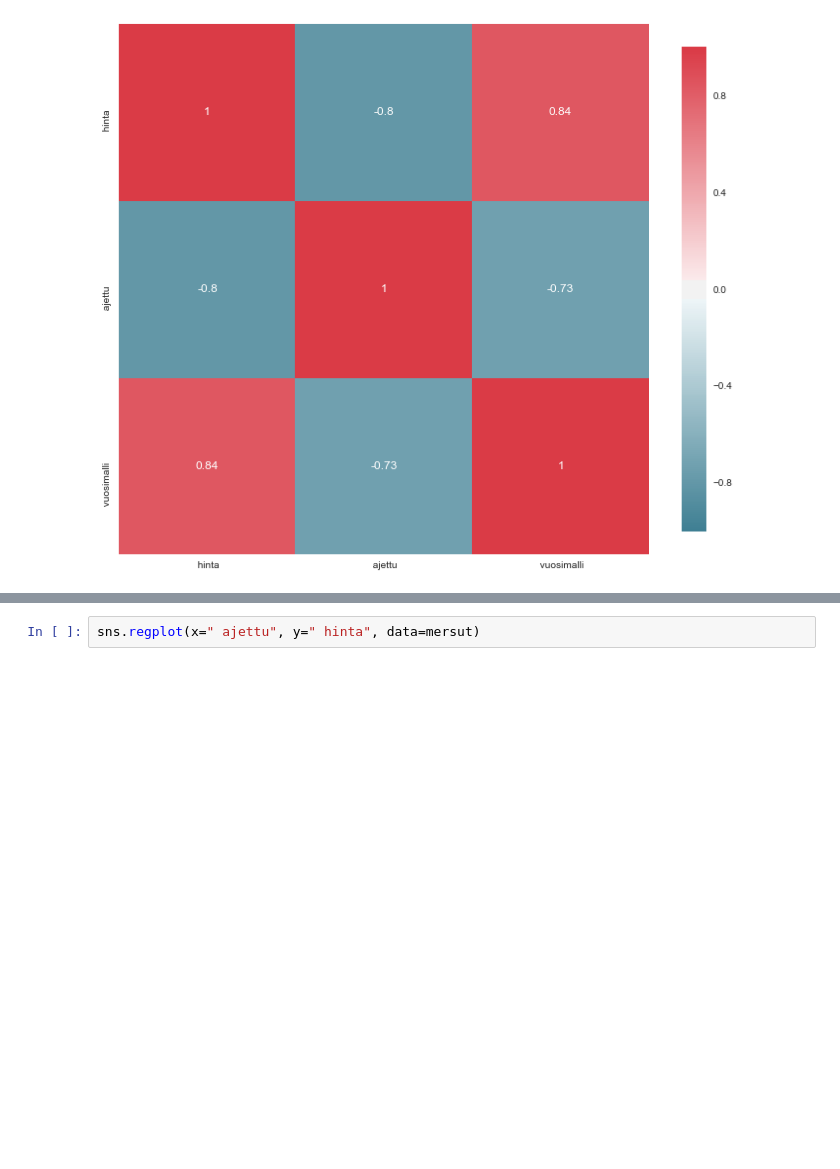
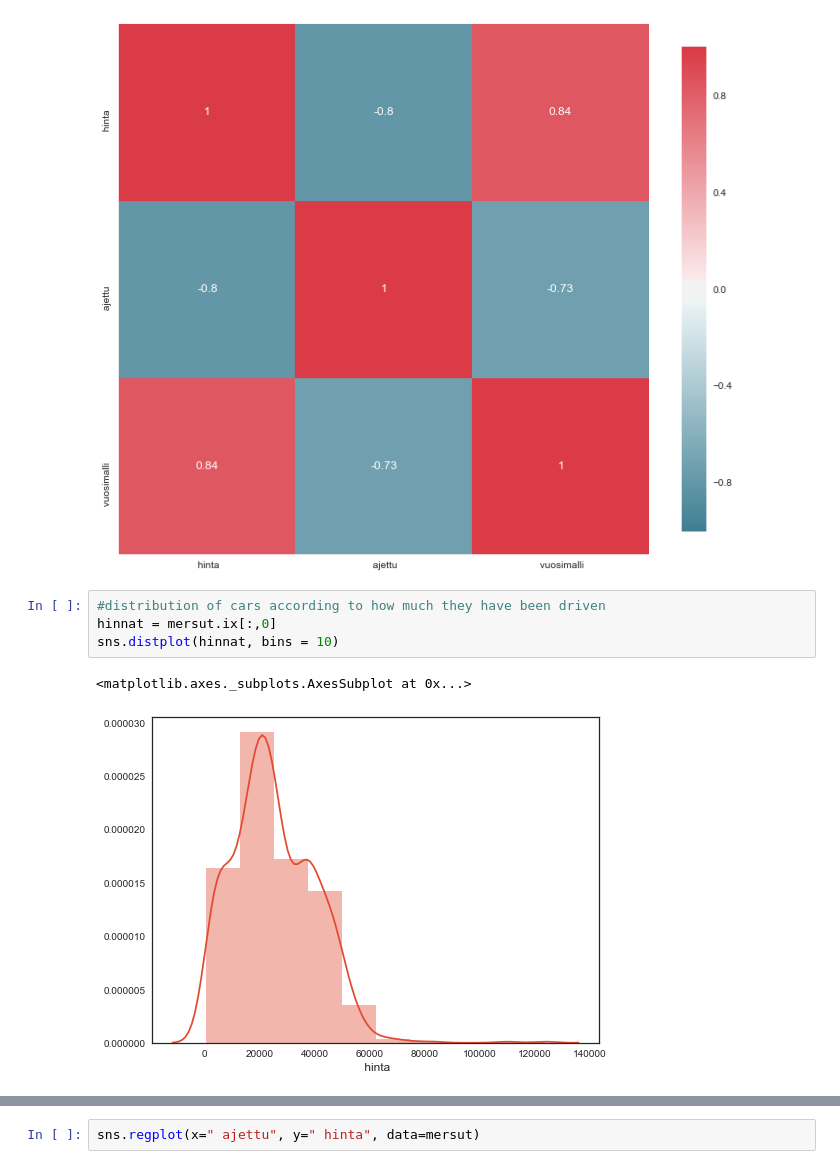
Before and after one commit to renardhero/autotalli, a Jupyter notebook: autotallin_C_mersujen_analyysi.ipynb, the cells around one changed output, grey strips where cells are left out. Cells and saved outputs as stored; diff of their text form; blank space fills up the shorter version.

```diff
--- a/autotallin_C_mersujen_analyysi.ipynb
+++ b/autotallin_C_mersujen_analyysi.ipynb
@@ -114,5 +114,12 @@ memory usage: 22.9 KB
 plot_correlation_map(mersut)
 # %% [output]
 [figure]
+# %%
+#distribution of cars according to how much they have been driven
+hinnat = mersut.ix[:,0]
+sns.distplot(hinnat, bins = 10)
+# %% [output]
+<matplotlib.axes._subplots.AxesSubplot at 0x...>
+[figure, added]
 # %%
 #distribution of cars according to how much they have been driven
```
Also changed, not shown: parts of 3 cells of this notebook.
